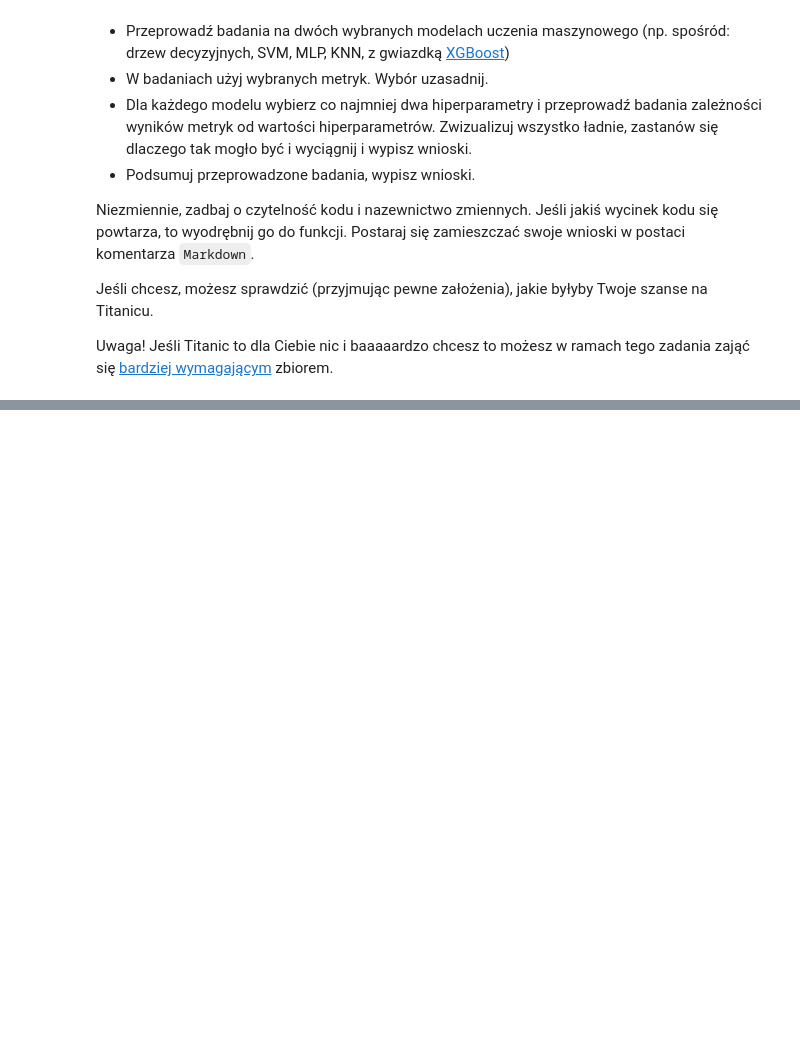
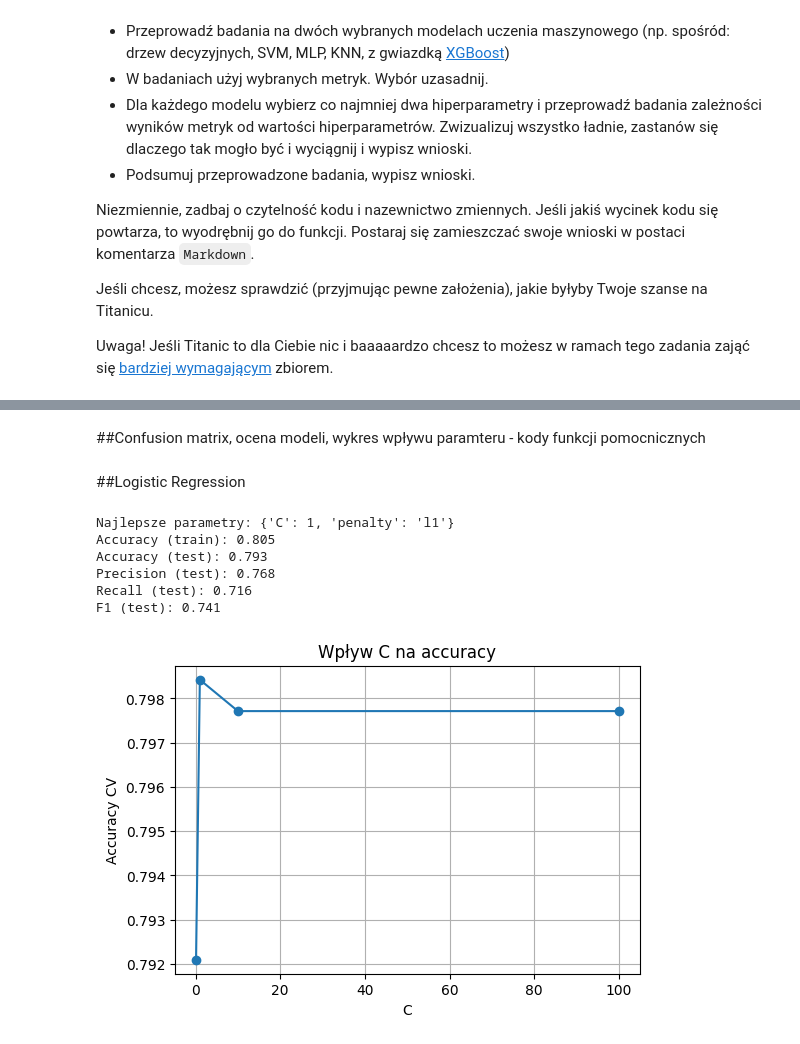
Before and after one commit to Solvro/ml-wakacyjne-wyzwanie-2026, a Jupyter notebook: 02_podstawy_aiml/ML_zadanie.ipynb, the cells around one changed output, grey strips where cells are left out. Cells and saved outputs as stored; diff of their text form; code cells hidden in the pictures; blank space fills up the shorter version.

```diff
--- a/02_podstawy_aiml/ML_zadanie.ipynb
+++ b/02_podstawy_aiml/ML_zadanie.ipynb
@@ -46,0 +102,7 @@ titanic_df['Cabin'].str[0].unique()
+# %%
+X_train, X_test = impute_missing(X_train, X_test)
+# %%
+#kodowanie part 2
+X_train = pd.get_dummies(X_train, columns=['Embarked'], drop_first=True)
+X_test = pd.get_dummies(X_test, columns=['Embarked'], drop_first=True)
+X_test = X_test.reindex(columns=X_train.columns, fill_value=0)
@@ -46,0 +126,9 @@ titanic_df['Cabin'].str[0].unique()
+# %%
+from sklearn.dummy import DummyClassifier
+from sklearn.metrics import accuracy_score, precision_score, recall_score, f1_score
+
+dummy = DummyClassifier(strategy='most_frequent')
+dummy.fit(X_train, y_train)
+dummy_pred_test = dummy.predict(X_test)
+print(f"Accuracy (test): {accuracy_score(y_test, dummy_pred_test)}")
+print(f"Precision (test): {precision_score(y_test, dummy_pred_test)}")
@@ -46,0 +144,2 @@ titanic_df['Cabin'].str[0].unique()
+# %% [markdown]
+##Confusion matrix, ocena modeli, wykres wpływu paramteru - kody funkcji pomocnicznych
@@ -46,0 +177,37 @@ titanic_df['Cabin'].str[0].unique()
+# %%
+def plot_hyperparam_effect(search, param_name):
+    results_df = pd.DataFrame(search.cv_results_)
+    grouped = results_df.groupby(f'param_{param_name}')['mean_test_score'].mean()
+
+    plt.figure(figsize=(6, 4))
+    grouped.sort_index().plot(marker='o')
+    plt.xlabel(param_name)
+    plt.ylabel('Accuracy CV')
+    plt.title(f'Wpływ {param_name} na accuracy')
+    plt.grid(True)
+    plt.show()
+# %% [markdown]
+##Logistic Regression
+# %%
+from sklearn.linear_model import LogisticRegression
+
+logitstic_regression_grid = {'C': [0.1, 1, 10, 100],
+                            'penalty': ['l1', 'l2']}
+
+logitstic_regression_model = LogisticRegression(random_state=42, solver='liblinear', max_iter=2000) #tu musiałem ustawić solver, żeby wspierał penalty
+logitstic_regression_search = GridSearchCV(estimator=logitstic_regression_model,
+                                           param_grid=logitstic_regression_grid,
+                                           cv=5)
+
+logitstic_regression_search.fit(X_train_scaled, y_train)
+
+all_results.append(evaluate_model(logitstic_regression_search, X_train_scaled, y_train, X_test_scaled, y_test, "Logistic Regression"))
+plot_hyperparam_effect(logitstic_regression_search, 'C')
+# %% [output]
+Najlepsze parametry: {'C': 1, 'penalty': 'l1'}
+Accuracy (train): 0.805
+Accuracy (test): 0.793
+Precision (test): 0.768
+Recall (test): 0.716
+F1 (test): 0.741
+[figure, added]
```
Also changed, not shown: parts of 42 cells of this notebook.
